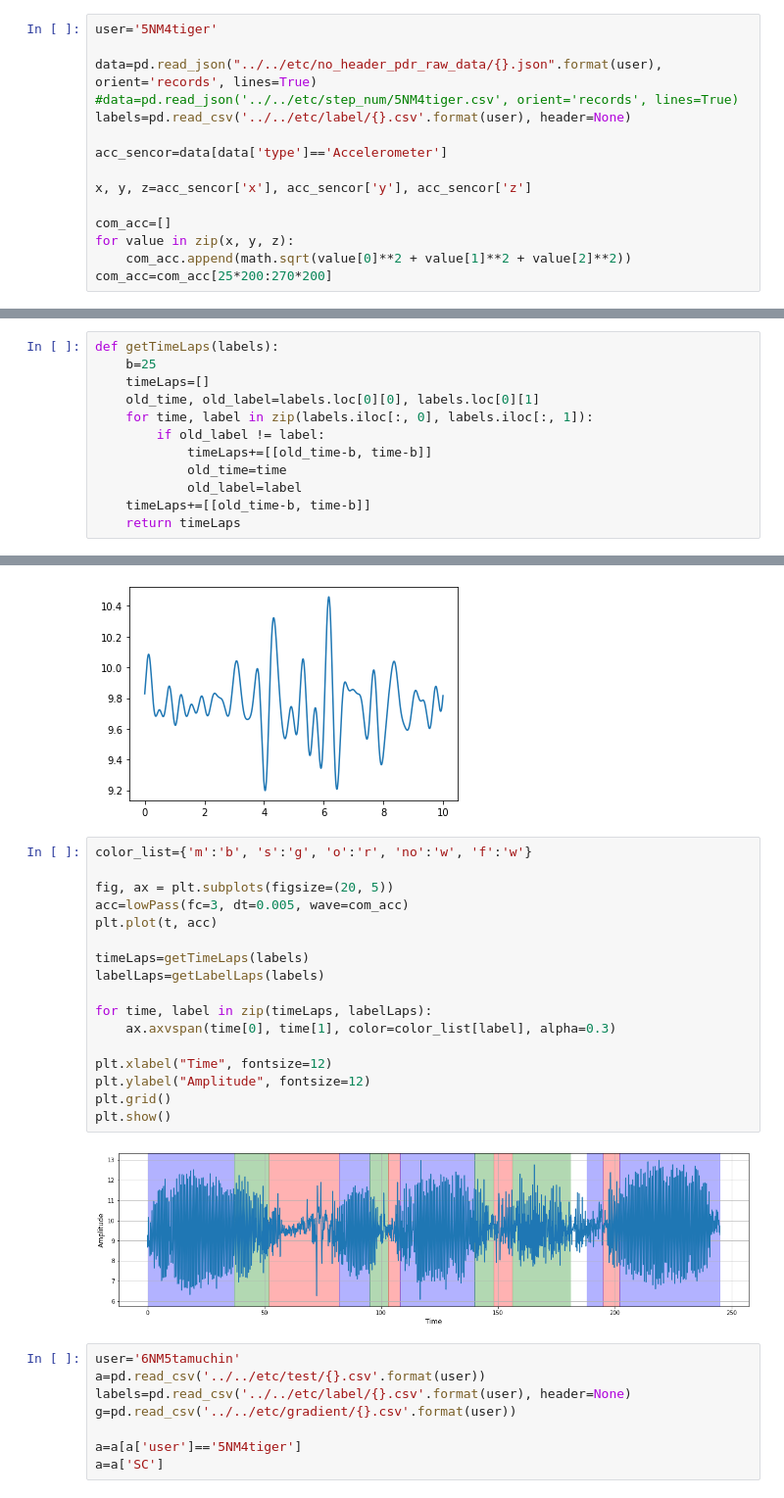
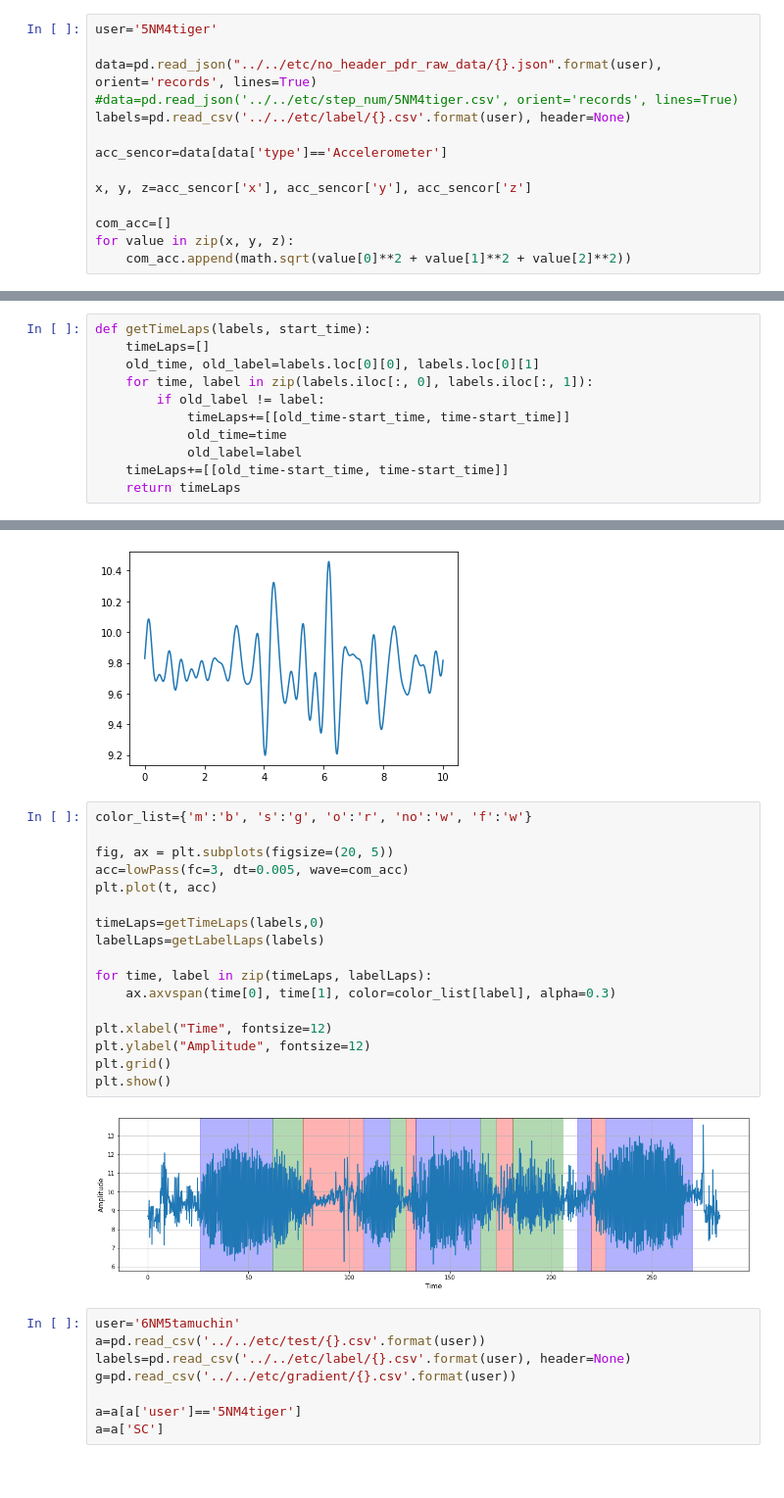
Before and after one commit to takoyan/weather, a Jupyter notebook: src/colorfulpdr/CountStep.ipynb, the cells around one changed output, grey strips where cells are left out. Shown at 98% size. Drawn from its saved outputs; the diff is of its cells as text.

```diff
--- a/src/colorfulpdr/CountStep.ipynb
+++ b/src/colorfulpdr/CountStep.ipynb
@@ -22,7 +22,6 @@ x, y, z=acc_sencor['x'], acc_sencor['y'], acc_sencor['z']
 com_acc=[]
 for value in zip(x, y, z):
     com_acc.append(math.sqrt(value[0]**2 + value[1]**2 + value[2]**2))
-com_acc=com_acc[25*200:270*200]
 # %%
 unixTime=acc_sencor['unixTime']
 
@@ -41,16 +40,15 @@ fc=3
 t = np.arange(0, N*dt, dt)  # 時間軸
 freq = np.linspace(0, 1.0/dt, N)  # 周波数軸
 # %%
-def getTimeLaps(labels):
-    b=25
+def getTimeLaps(labels, start_time):
     timeLaps=[]
     old_time, old_label=labels.loc[0][0], labels.loc[0][1]
     for time, label in zip(labels.iloc[:, 0], labels.iloc[:, 1]):
         if old_label != label:
-            timeLaps+=[[old_time-b, time-b]]
+            timeLaps+=[[old_time-start_time, time-start_time]]
             old_time=time
             old_label=label
-    timeLaps+=[[old_time-b, time-b]]
+    timeLaps+=[[old_time-start_time, time-start_time]]
     return timeLaps
 # %%
 def getLabelLaps(labels):
@@ -135,22 +133,22 @@ plt.plot(t, acc)
 # %%
 color_list={'m':'b', 's':'g', 'o':'r', 'no':'w', 'f':'w'}
 
 fig, ax = plt.subplots(figsize=(20, 5))
 acc=lowPass(fc=3, dt=0.005, wave=com_acc)
 plt.plot(t, acc)
 
-timeLaps=getTimeLaps(labels)
+timeLaps=getTimeLaps(labels,0)
 labelLaps=getLabelLaps(labels)
 
 for time, label in zip(timeLaps, labelLaps):
     ax.axvspan(time[0], time[1], color=color_list[label], alpha=0.3)
 
 plt.xlabel("Time", fontsize=12)
 plt.ylabel("Amplitude", fontsize=12)
 plt.grid()
 plt.show()
 # %% [output]
-[figure, old version]
+[figure, new version]
 # %%
 user='6NM5tamuchin'
 a=pd.read_csv('../../etc/test/{}.csv'.format(user))
```
Also changed, not shown: parts of 34 cells of this notebook, 7 other files.
